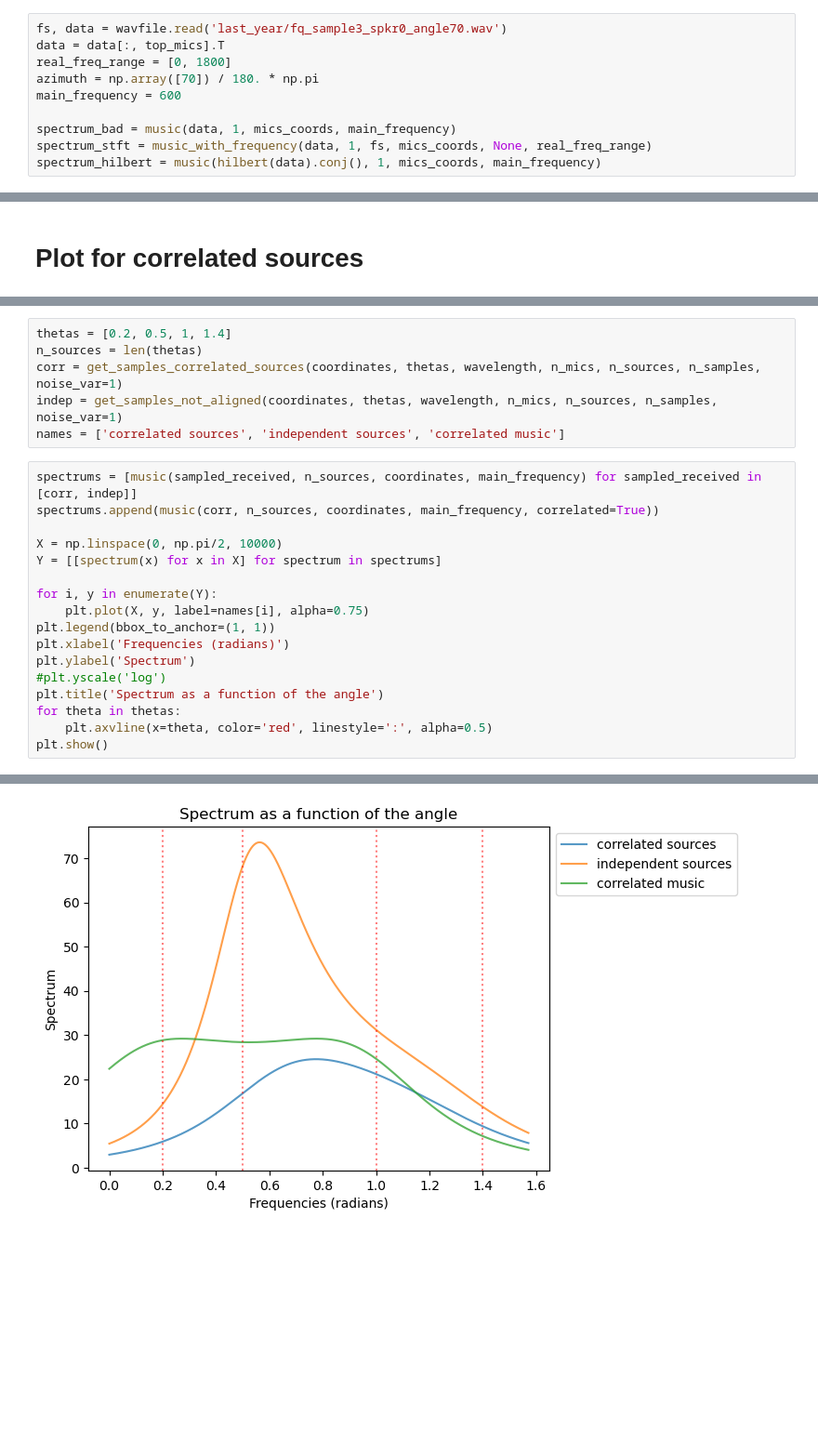
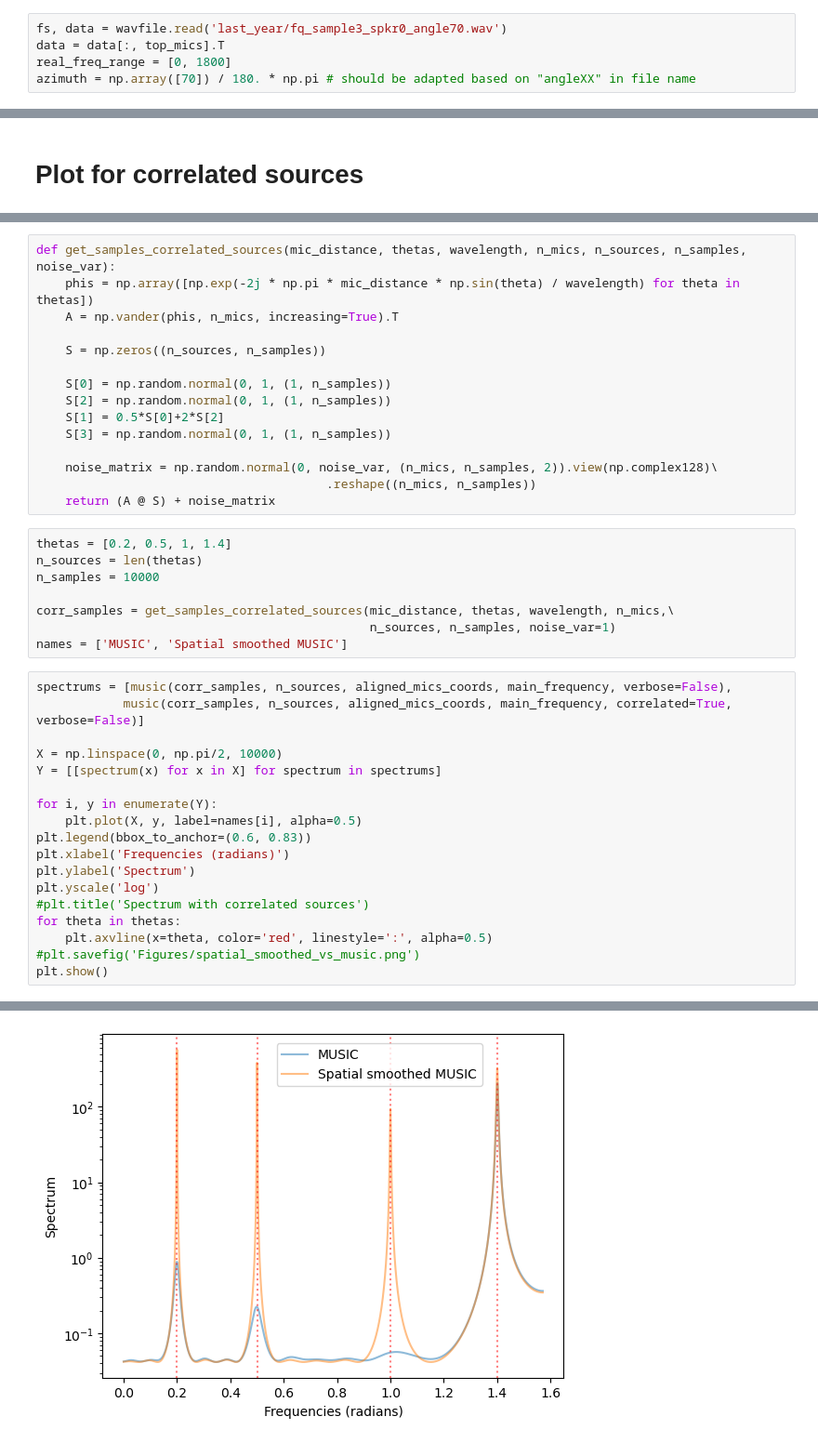
Before and after one commit to MichelDucartier/music_doa, a Jupyter notebook: MUSIC_plots.ipynb, the cells around one changed output, grey strips where cells are left out. Shown at 93% size. Saved outputs shown, nothing was run; the diff lists cells and outputs as text; blank space fills up the shorter version.

```diff
--- a/MUSIC_plots.ipynb
+++ b/MUSIC_plots.ipynb
@@ -182,9 +205,4 @@ mics_coords = (microphone_2D_locations + room_dim / 2).T
 fs, data = wavfile.read('last_year/fq_sample3_spkr0_angle70.wav')
 data = data[:, top_mics].T
 real_freq_range = [0, 1800]
-azimuth = np.array([70]) / 180. * np.pi
-main_frequency = 600
-
-spectrum_bad = music(data, 1, mics_coords, main_frequency)
-spectrum_stft = music_with_frequency(data, 1, fs, mics_coords, None, real_freq_range)
-spectrum_hilbert = music(hilbert(data).conj(), 1, mics_coords, main_frequency)
+azimuth = np.array([70]) / 180. * np.pi # should be adapted based on "angleXX" in file name
@@ -329,24 +257,42 @@ coordinates = (microphone_2D_locations + room_dim / 2).T
+# %%
+def get_samples_correlated_sources(mic_distance, thetas, wavelength, n_mics, n_sources, n_samples, noise_var):
+    phis = np.array([np.exp(-2j * np.pi * mic_distance * np.sin(theta) / wavelength) for theta in thetas])
+    A = np.vander(phis, n_mics, increasing=True).T
+
+    S = np.zeros((n_sources, n_samples))
+
+    S[0] = np.random.normal(0, 1, (1, n_samples))
+    S[2] = np.random.normal(0, 1, (1, n_samples))
+    S[1] = 0.5*S[0]+2*S[2]
+    S[3] = np.random.normal(0, 1, (1, n_samples))
+
+    noise_matrix = np.random.normal(0, noise_var, (n_mics, n_samples, 2)).view(np.complex128)\
+                                        .reshape((n_mics, n_samples))
+    return (A @ S) + noise_matrix
 # %%
 thetas = [0.2, 0.5, 1, 1.4]
 n_sources = len(thetas)
-corr = get_samples_correlated_sources(coordinates, thetas, wavelength, n_mics, n_sources, n_samples, noise_var=1)
-indep = get_samples_not_aligned(coordinates, thetas, wavelength, n_mics, n_sources, n_samples, noise_var=1)
-names = ['correlated sources', 'independent sources', 'correlated music']
+n_samples = 10000
+
+corr_samples = get_samples_correlated_sources(mic_distance, thetas, wavelength, n_mics,\
+                                              n_sources, n_samples, noise_var=1)
+names = ['MUSIC', 'Spatial smoothed MUSIC']
 # %%
-spectrums = [music(sampled_received, n_sources, coordinates, main_frequency) for sampled_received in [corr, indep]]
-spectrums.append(music(corr, n_sources, coordinates, main_frequency, correlated=True))
+spectrums = [music(corr_samples, n_sources, aligned_mics_coords, main_frequency, verbose=False),
+            music(corr_samples, n_sources, aligned_mics_coords, main_frequency, correlated=True, verbose=False)]
 
 X = np.linspace(0, np.pi/2, 10000)
 Y = [[spectrum(x) for x in X] for spectrum in spectrums]
 
 for i, y in enumerate(Y):
-    plt.plot(X, y, label=names[i], alpha=0.75)
-plt.legend(bbox_to_anchor=(1, 1))
+    plt.plot(X, y, label=names[i], alpha=0.5)
+plt.legend(bbox_to_anchor=(0.6, 0.83))
 plt.xlabel('Frequencies (radians)')
 plt.ylabel('Spectrum')
-#plt.yscale('log')
-plt.title('Spectrum as a function of the angle')
+plt.yscale('log')
+#plt.title('Spectrum with correlated sources')
 for theta in thetas:
     plt.axvline(x=theta, color='red', linestyle=':', alpha=0.5)
+#plt.savefig('Figures/spatial_smoothed_vs_music.png')
 plt.show()
 # %% [output]
@@ -359,4 +299,4 @@ Covariance shape: (24, 24)
-[figure, old version]
+[figure, new version]
 # %%
 for spectrum in spectrums:
     estimated_thetas = extract_frequencies(spectrum, n_sources, [0, np.pi / 2])
```
Also changed, not shown: parts of 60 cells of this notebook, 6 other files.
